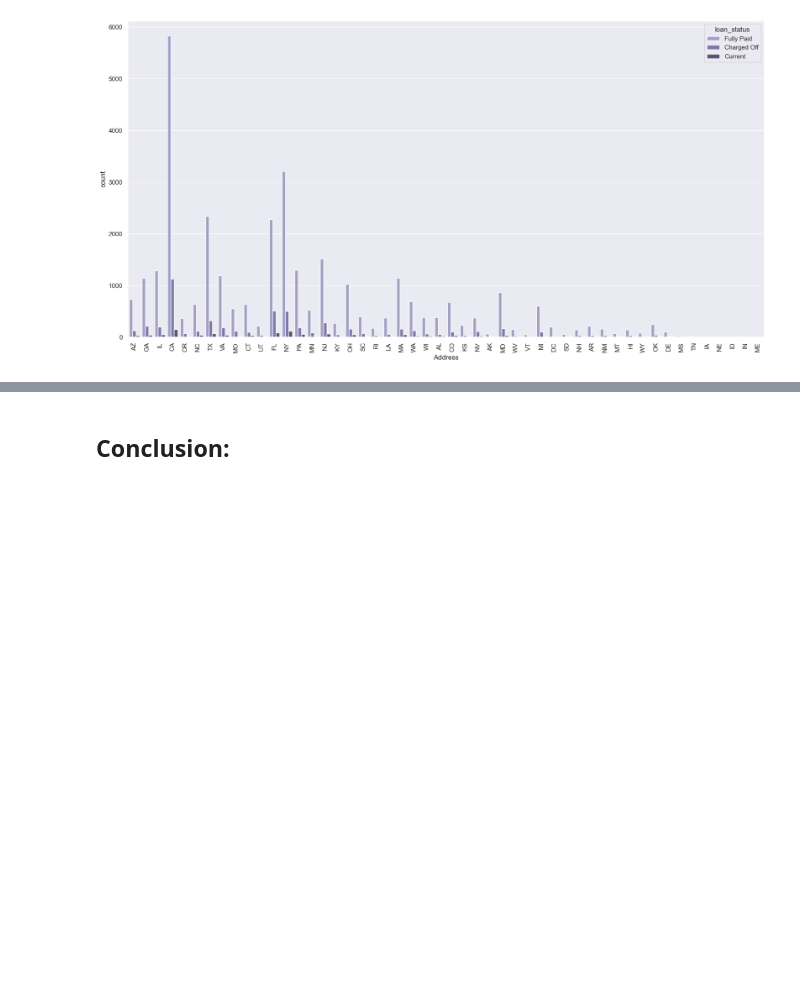
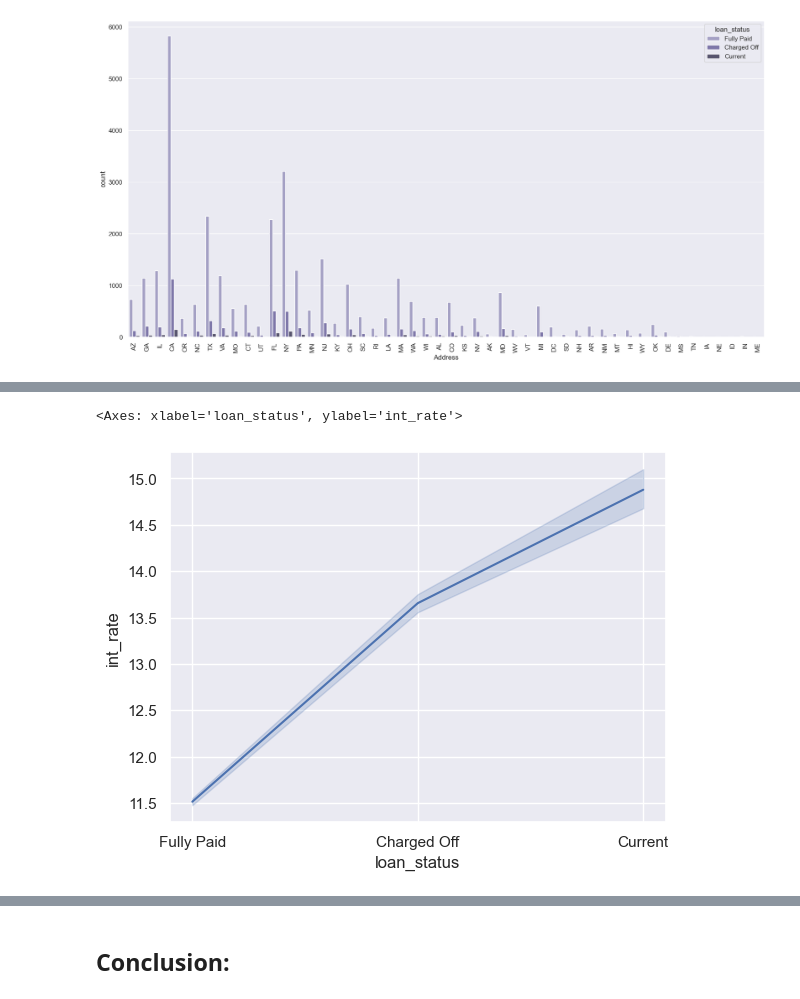
Before and after one commit to MallikaBera/LendingClubCaseStudy, a Jupyter notebook: Code_v02.ipynb, the cells around one changed output, grey strips where cells are left out. Cells and saved outputs as stored; diff of their text form; code cells hidden in the pictures; blank space fills up the shorter version.

Commit message:
Added Bivariate Analysis

```diff
--- a/Code_v02.ipynb
+++ b/Code_v02.ipynb
@@ -711,0 +674,10 @@ We will investigate these attributes together in our bivariate studies.
+# %%
+
+# From our boxplots we can identify the outliners which need to be eliminated from the analysis.
+loan_upd = loan[(loan.int_rate<24) & (loan.loan_amnt<30000)]
+
+# Check interest rate for each loan status
+sns.lineplot(x = 'loan_status', y = 'int_rate', data = loan_upd)
+# %% [output]
+<Axes: xlabel='loan_status', ylabel='int_rate'>
+[figure, added]
```
Also changed, not shown: parts of 19 cells of this notebook.
